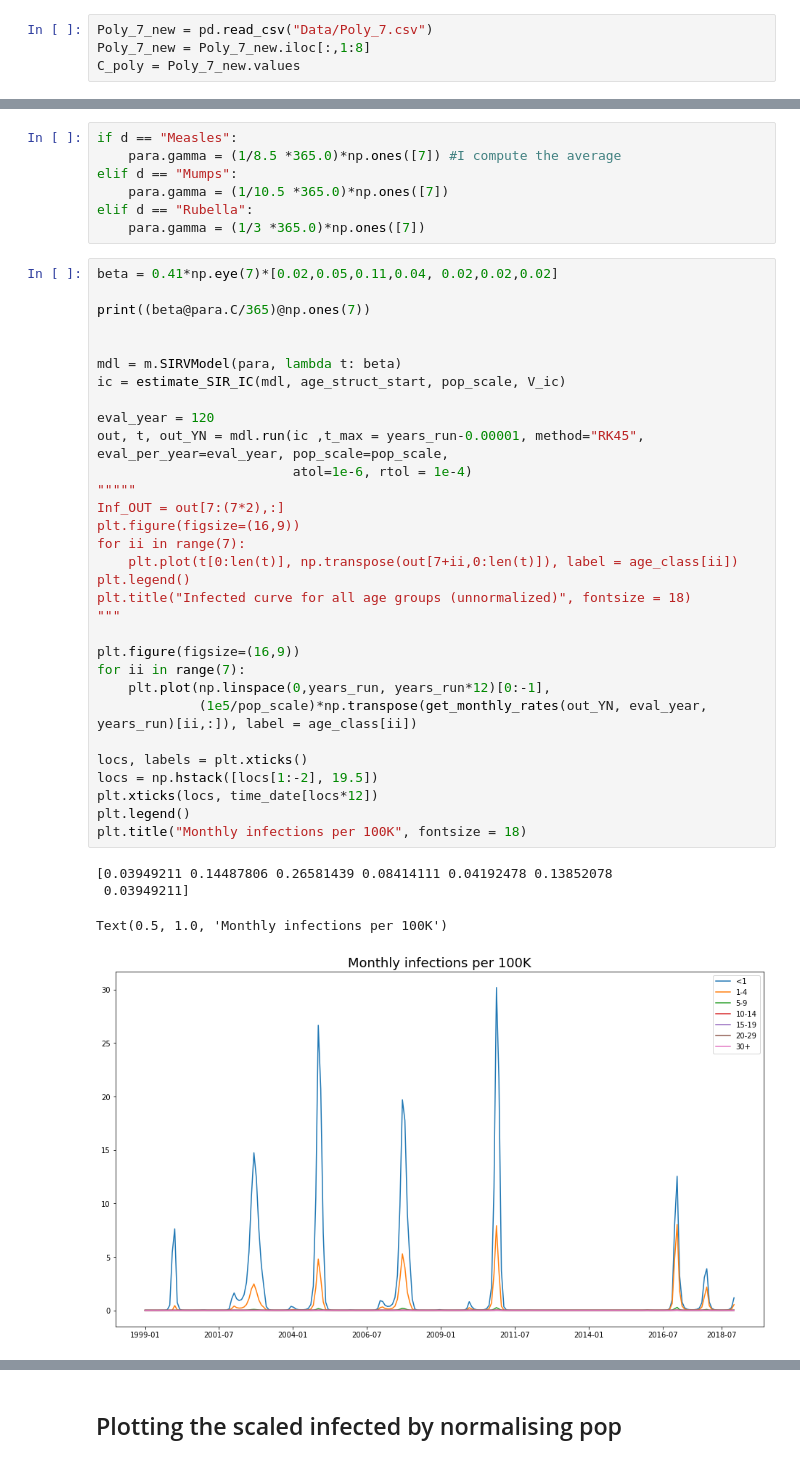
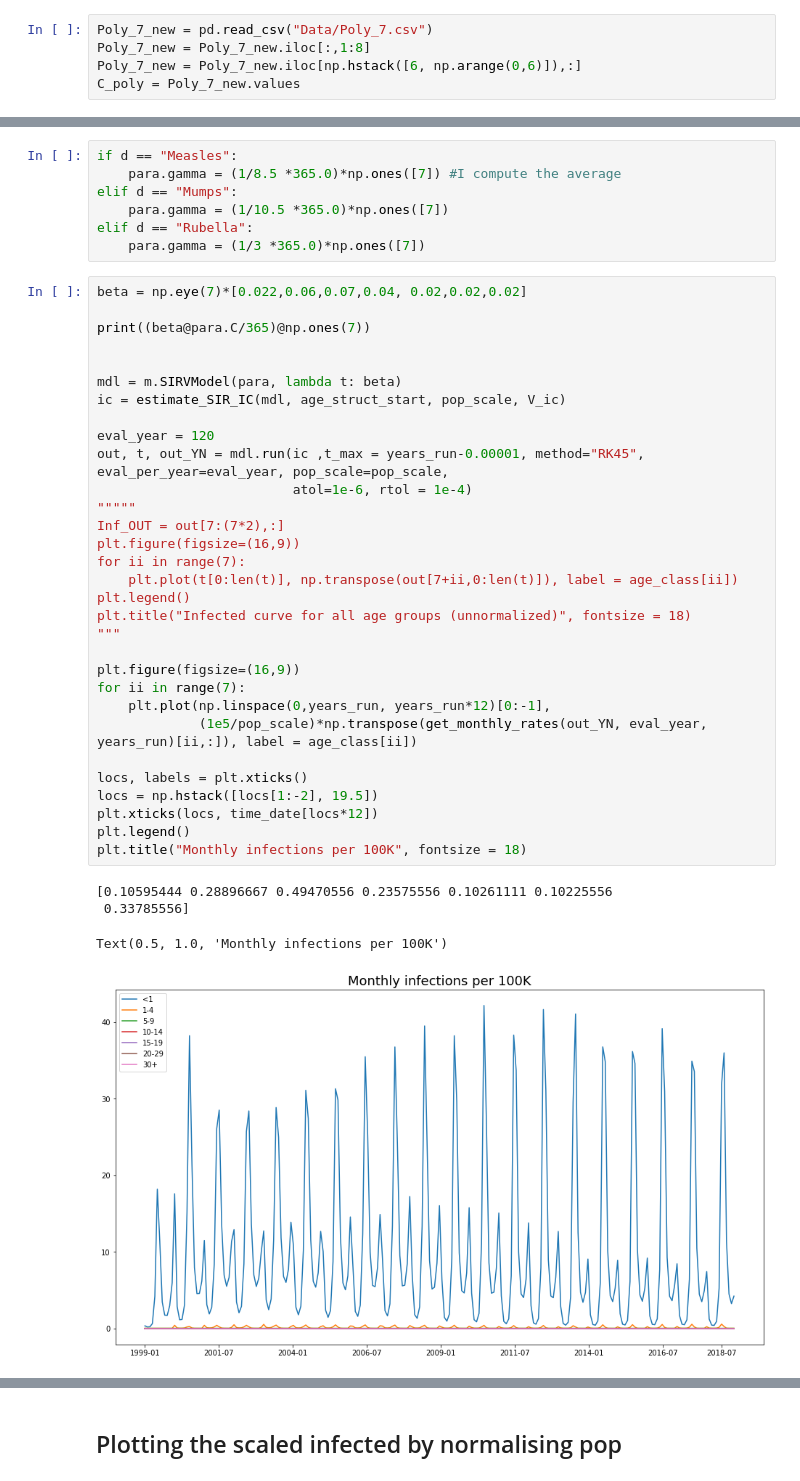
Before and after one commit to dhelekal/EpiRSG2020, a Jupyter notebook: model/Monthly_cases_simulation_measles.ipynb, the cells around one changed output, grey strips where cells are left out. Drawn from its saved outputs; the diff is of its cells as text.

```diff
--- a/model/Monthly_cases_simulation_measles.ipynb
+++ b/model/Monthly_cases_simulation_measles.ipynb
@@ -89,6 +89,7 @@ Pops_tot = np.asarray(Pops_tot)
 # %%
 Poly_7_new = pd.read_csv("Data/Poly_7.csv")
 Poly_7_new = Poly_7_new.iloc[:,1:8]
+Poly_7_new = Poly_7_new.iloc[np.hstack([6, np.arange(0,6)]),:]
 C_poly = Poly_7_new.values
 # %% [markdown]
 #### Vaccine coverage and Vaccinated IC
@@ -217,41 +218,41 @@ elif d == "Mumps":
 elif d == "Rubella":
     para.gamma = (1/3 *365.0)*np.ones([7])
 # %%
-beta = 0.41*np.eye(7)*[0.02,0.05,0.11,0.04, 0.02,0.02,0.02]
+beta = np.eye(7)*[0.022,0.06,0.07,0.04, 0.02,0.02,0.02]
 
 print((beta@para.C/365)@np.ones(7))
 
 
 mdl = m.SIRVModel(para, lambda t: beta)
 ic = estimate_SIR_IC(mdl, age_struct_start, pop_scale, V_ic)
 
 eval_year = 120
 out, t, out_YN = mdl.run(ic ,t_max = years_run-0.00001, method="RK45", eval_per_year=eval_year, pop_scale=pop_scale,
                          atol=1e-6, rtol = 1e-4)
 """""
 Inf_OUT = out[7:(7*2),:]
 plt.figure(figsize=(16,9))
 for ii in range(7):
     plt.plot(t[0:len(t)], np.transpose(out[7+ii,0:len(t)]), label = age_class[ii])
 plt.legend()
 plt.title("Infected curve for all age groups (unnormalized)", fontsize = 18)
 """
 
 plt.figure(figsize=(16,9))
 for ii in range(7):
     plt.plot(np.linspace(0,years_run, years_run*12)[0:-1],
              (1e5/pop_scale)*np.transpose(get_monthly_rates(out_YN, eval_year, years_run)[ii,:]), label = age_class[ii])
 
 locs, labels = plt.xticks()
 locs = np.hstack([locs[1:-2], 19.5])
 plt.xticks(locs, time_date[locs*12])
 plt.legend()
 plt.title("Monthly infections per 100K", fontsize = 18)
 # %% [output]
-[0.03949211 0.14487806 0.26581439 0.08414111 0.04192478 0.13852078
- 0.03949211]
+[0.10595444 0.28896667 0.49470556 0.23575556 0.10261111 0.10225556
+ 0.33785556]
 Text(0.5, 1.0, 'Monthly infections per 100K')
-[figure, old version]
+[figure, new version]
 # %%
 plt.figure(figsize=(16,9))
 for ii in range(7):
```
Also changed, not shown: parts of 6 cells of this notebook, 2 other files.
